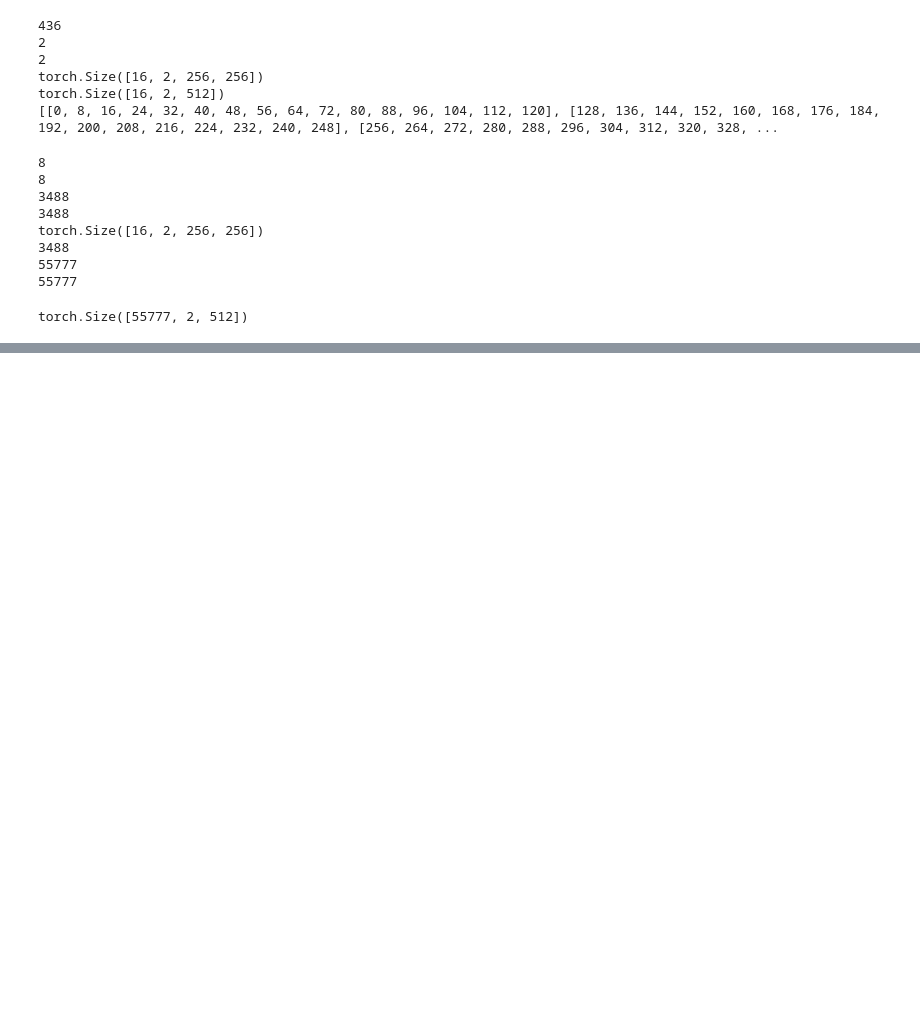
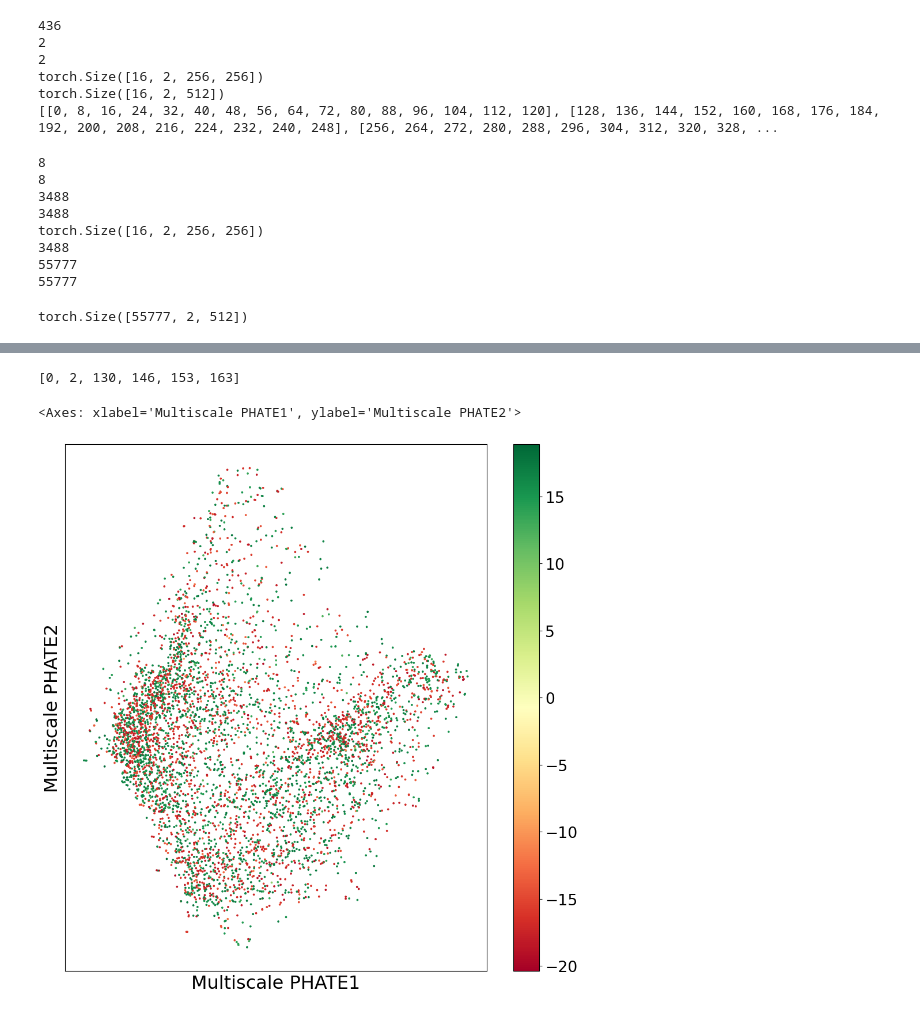
Before and after one commit to ishan-gaur/implicit-cell-model, a Jupyter notebook: embedding.ipynb, the cells around one changed output, grey strips where cells are left out. Saved outputs shown, nothing was run; the diff lists cells and outputs as text; code cells hidden in the pictures; blank space fills up the shorter version.

```diff
--- a/embedding.ipynb
+++ b/embedding.ipynb
@@ -326,0 +347,6 @@ umap.plot.points(umap_embedding)
+# %%
+mp_op = multiscale_phate.Multiscale_PHATE()
+emb = embeddings
+cols = colors
+# mp_embedding, mp_clusters, mp_sizes = mp_op.fit_transform(embeddings)
+levels = mp_op.fit(emb)
@@ -326,0 +366,11 @@ umap.plot.points(umap_embedding)
+# %%
+levels
+# %% [output]
+[0, 2, 130, 146, 153, 163]
+# %%
+mp_embedding, mp_clusters, mp_sizes = mp_op.transform(visualization_level = levels[0],
+                                                                  cluster_level = levels[0])
+scprep.plot.scatter2d(mp_embedding, cmap="RdYlGn", c=cols, fontsize=16, ticks=False, label_prefix="Multiscale PHATE", figsize=(10,10))
+# %% [output]
+<Axes: xlabel='Multiscale PHATE1', ylabel='Multiscale PHATE2'>
+[figure, added]
```
Also changed, not shown: parts of 7 cells of this notebook.
